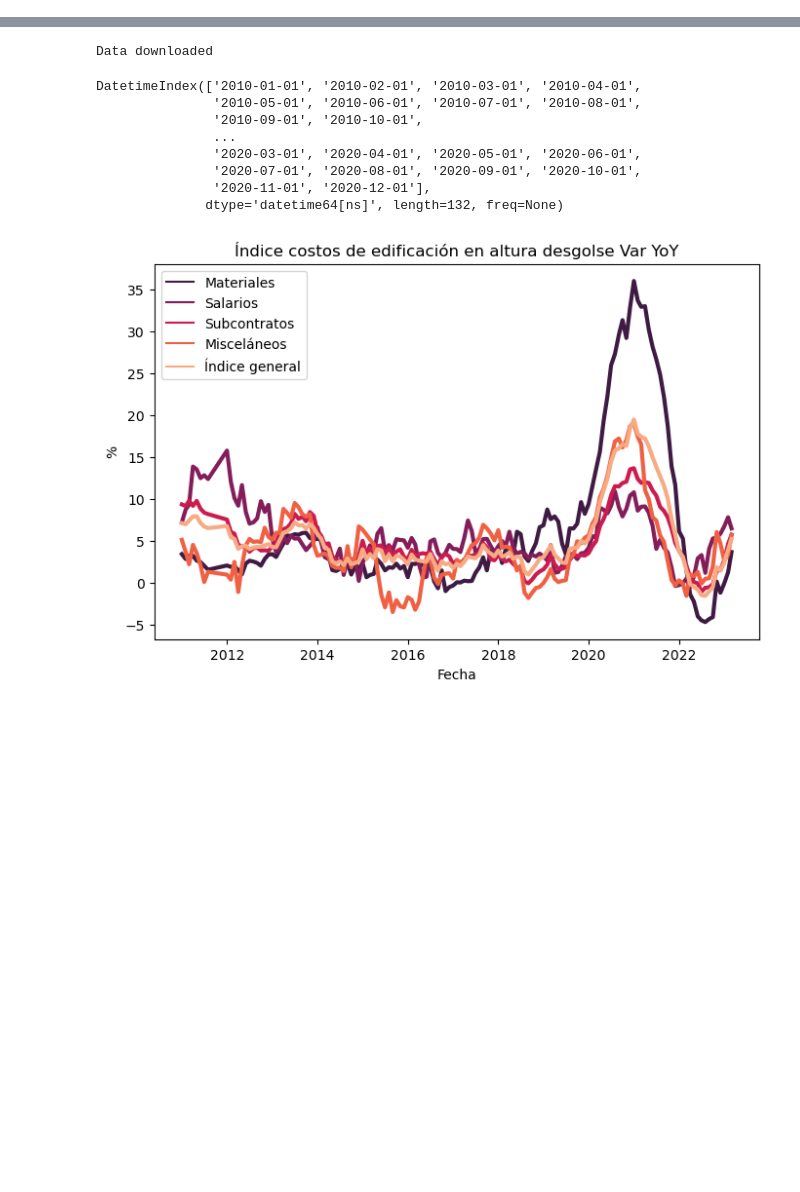
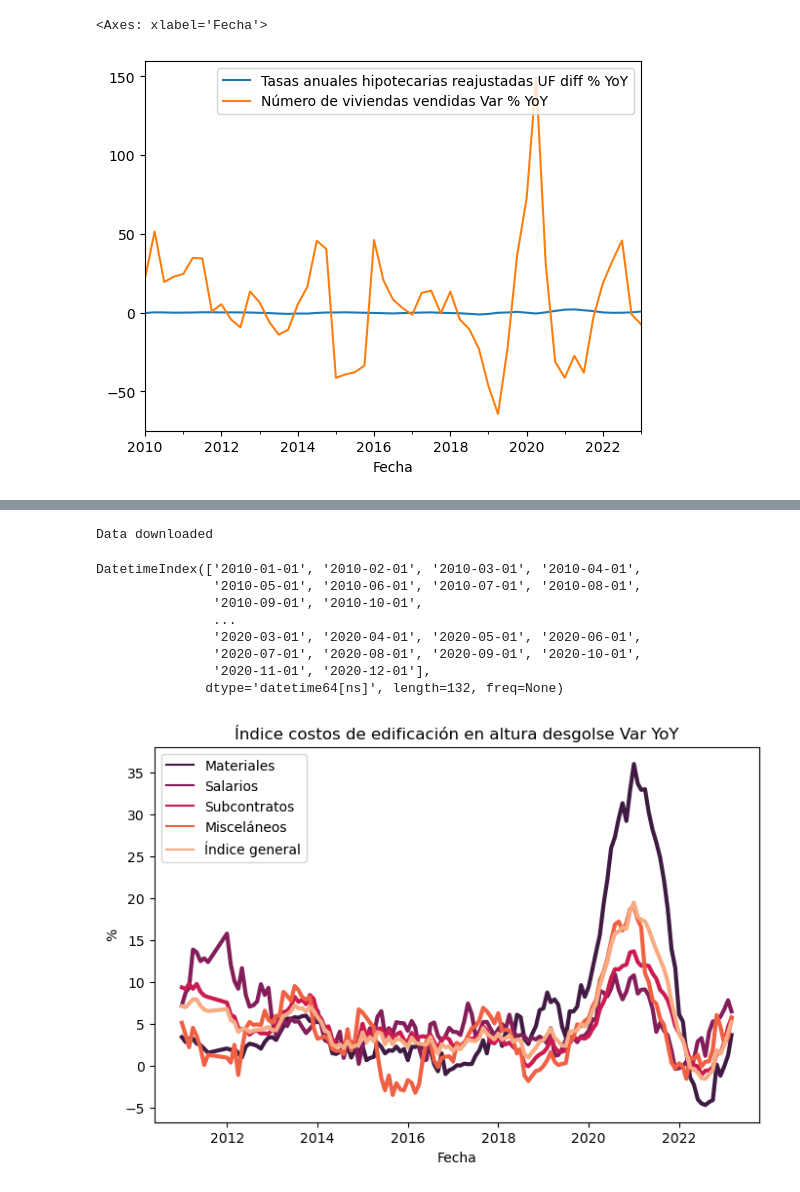
Before and after one commit to atagle123/LV_project, a Jupyter notebook: test.ipynb, the cells around one changed output, grey strips where cells are left out. Saved outputs shown, nothing was run; the diff lists cells and outputs as text; code cells hidden in the pictures; blank space fills up the shorter version.

```diff
--- a/test.ipynb
+++ b/test.ipynb
@@ -8,0 +189,5 @@ import numpy as np
+# %%
+df_plot.dropna().plot()
+# %% [output]
+<Axes: xlabel='Fecha'>
+[figure, added]
```
Also changed, not shown: parts of 20 cells of this notebook, 40 other files.
